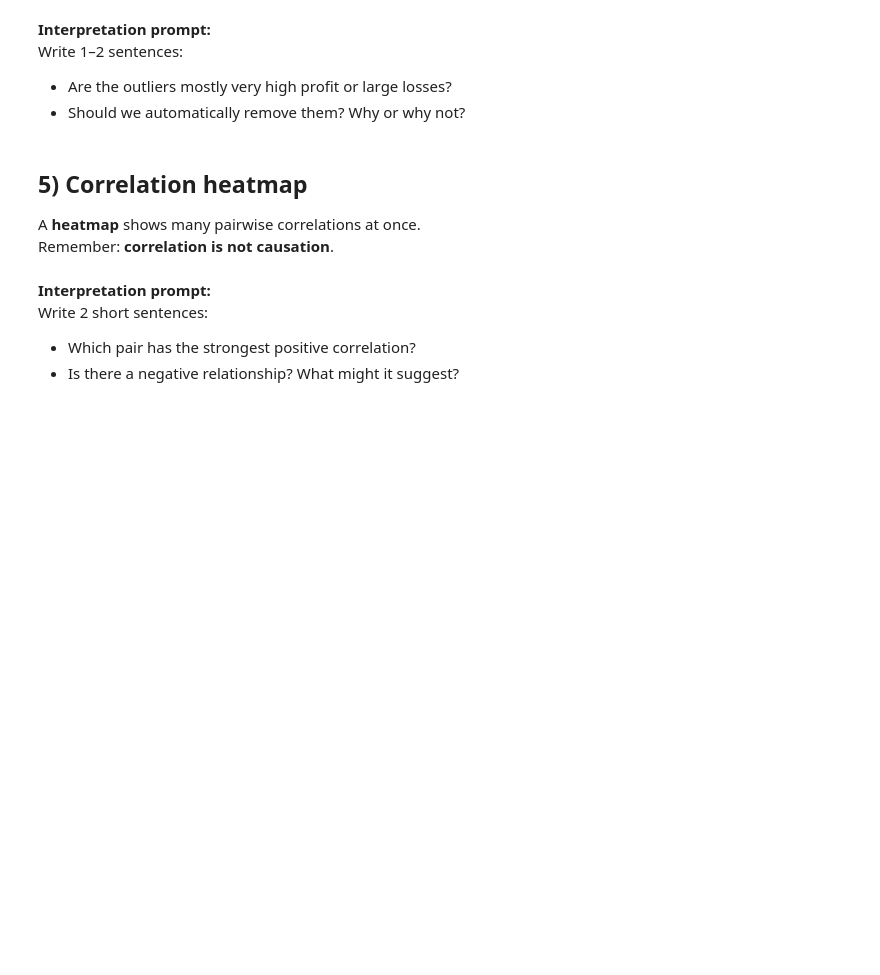
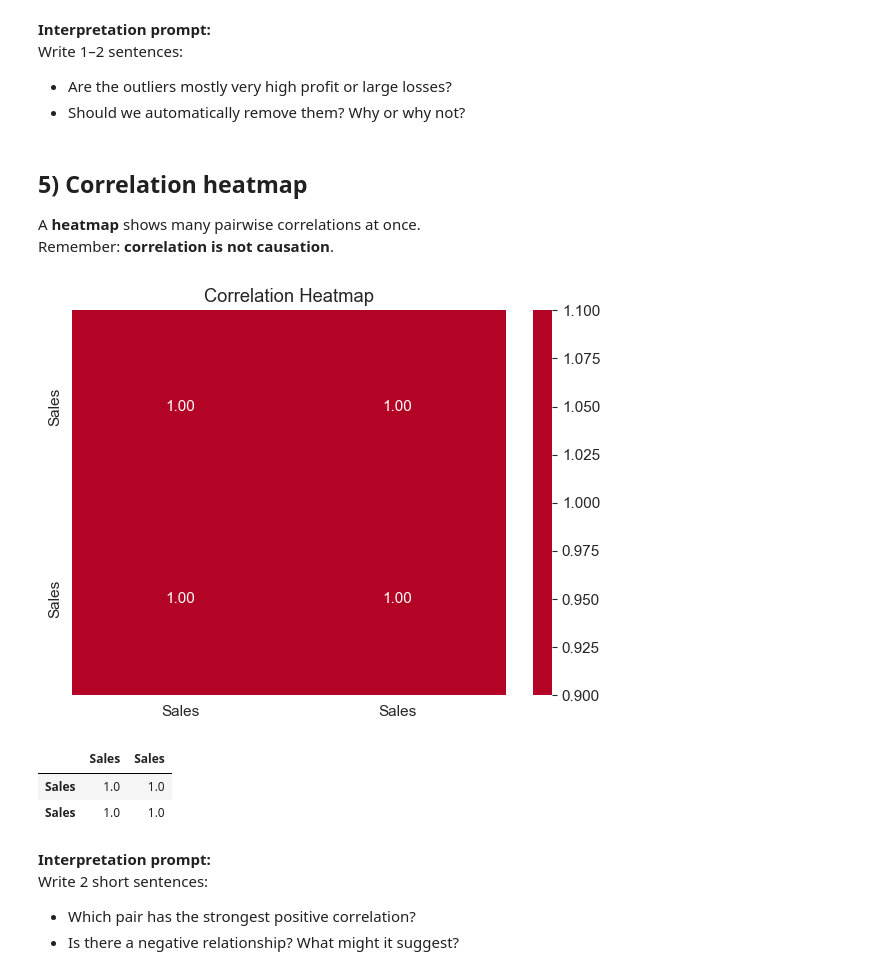
Before and after one commit to Kaizen-is/AI-and-ML-Practicum, a Jupyter notebook: Data Visualization/m2_c3_visualization_level1_guided.ipynb, the cells around one changed output. Saved outputs shown, nothing was run; the diff lists cells and outputs as text; code cells hidden in the pictures; blank space fills up the shorter version.

```diff
--- a/Data Visualization/m2_c3_visualization_level1_guided.ipynb
+++ b/Data Visualization/m2_c3_visualization_level1_guided.ipynb
@@ -128,18 +182,12 @@ def first_match(columns, include=None, exclude=None, exact=None):
     return None                                                                    # Return None if no match found
 
 sales_col = first_match(df.columns, include=["sales"])                             # Detect Sales column
-profit_col = first_match(df.columns, include=["profit"])                           # Detect Profit column
-quantity_col = first_match(df.columns, include=["quantity"])                       # Detect Quantity column
-discount_col = first_match(df.columns, include=["discount"])                       # Detect Discount column
 category_col = first_match(df.columns, exact="Category") or first_match(df.columns, include=["category"], exclude=["sub"]) # Detect Category
 region_col = first_match(df.columns, exact="Region") or first_match(df.columns, include=["region"]) # Detect Region
 order_date_col = first_match(df.columns, include=["order", "date"])                # Detect Order Date column
 
 print("Detected columns:")                                                         # Header for printed output
 print("sales_col   =", sales_col)                                                  # Print identified Sales column
-print("profit_col  =", profit_col)                                                 # Print identified Profit column
-print("quantity_col=", quantity_col)                                               # Print identified Quantity column
-print("discount_col=", discount_col)                                               # Print identified Discount column
 print("category_col=", category_col)                                               # Print identified Category column
 print("region_col  =", region_col)                                                 # Print identified Region column
 print("order_date  =", order_date_col)                                             # Print identified Order Date column
@@ -281,15 +367,20 @@ Write 1–2 sentences:
 A **heatmap** shows many pairwise correlations at once.
 Remember: **correlation is not causation**.
 # %%
-num_cols = [c for c in [sales_col, quantity_col, discount_col, profit_col] if c is not None] # Filter existing numeric columns
+num_cols = [c for c in [sales_col, quantity_col, sales_col] if c is not None] # Filter existing numeric columns
 corr_matrix = df[num_cols].corr()                                                  # Calculate correlation matrix
 
 fig, ax = plt.subplots(figsize=(7, 5))                                              # Create figure and axis objects
 sns.heatmap(corr_matrix, annot=True, fmt=".2f", cmap="coolwarm", center=0, ax=ax)    # Plot heatmap with annotations
 ax.set_title("Correlation Heatmap")                                                 # Set the title of the plot
 plt.show()                                                                          # Render the final visualization
 
 corr_matrix                                                                         # Display the correlation table
+# %% [output]
+[figure, added]
+|  | Sales | Sales |
+| Sales | 1.0 | 1.0 |
+| Sales | 1.0 | 1.0 |
 # %% [markdown]
 **Interpretation prompt:**
 Write 2 short sentences:
```
Also changed, not shown: parts of 14 cells of this notebook, 2 other files.
